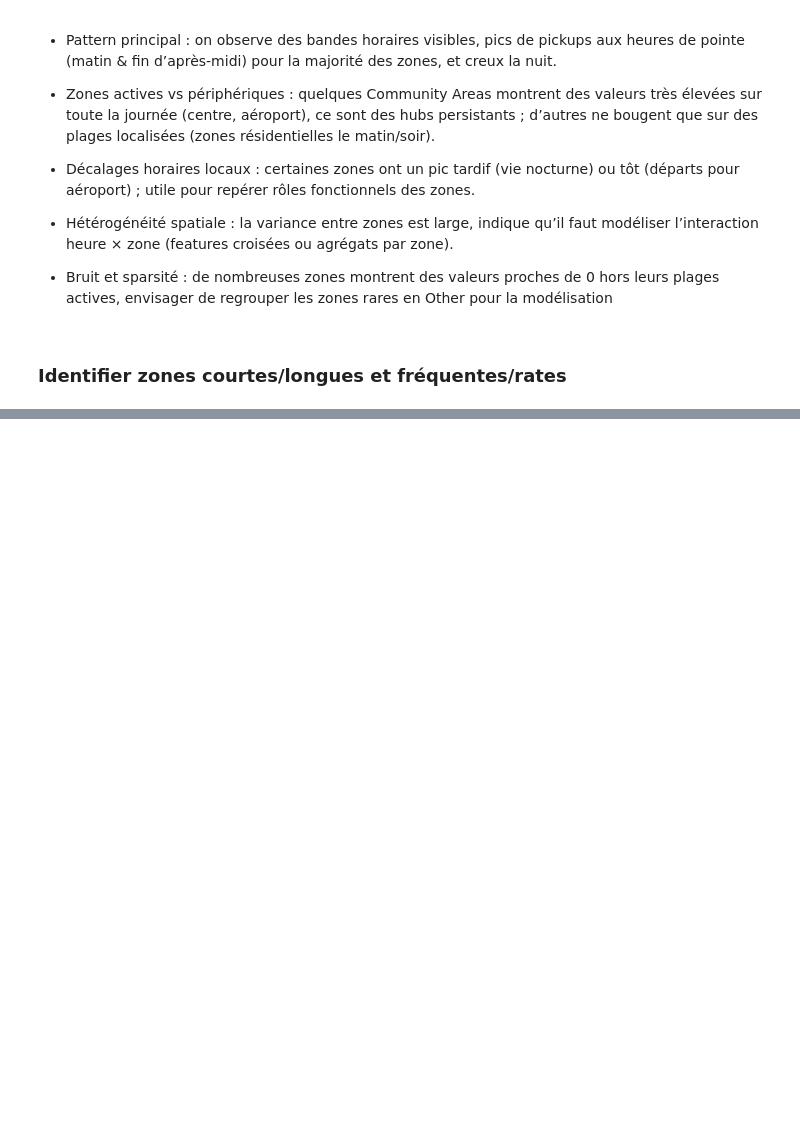
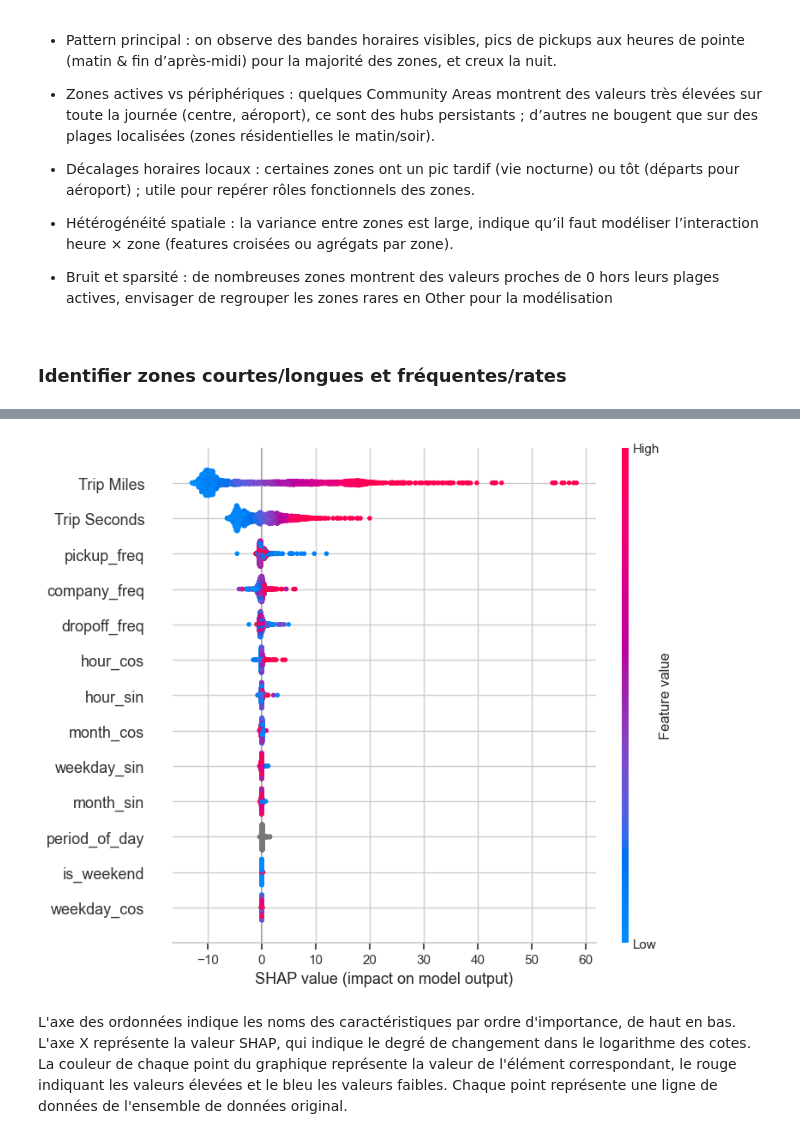
Before and after one commit to jbcheze/Predicting_Airline_Ticket_Prices, a Jupyter notebook: notebook/JB_Taxi_suite.ipynb, the cells around one changed output, grey strips where cells are left out. Drawn from its saved outputs; the diff is of its cells as text; code cells hidden in the pictures; blank space fills up the shorter version.

```diff
--- a/notebook/JB_Taxi_suite.ipynb
+++ b/notebook/JB_Taxi_suite.ipynb
@@ -1657,0 +1761,36 @@ Zones avec trajets longs mais rares :
+# %%
+# Essayons de creer les sin et cos de weekday
+df['weekday_sin'] = np.sin(2 * np.pi * df['start_weekday']/7)
+df['weekday_cos'] = np.cos(2 * np.pi * df['start_weekday']/7)
+
+# Essayons de creer les sin et cos de weekday
+df['month_sin'] = np.sin(2 * np.pi * (df['start_month']-1) / 12) # Sinon, janvier (1) et décembre (12) ne seront pas exactement voisins sur le cercle.
+df['month_cos'] = np.cos(2 * np.pi * (df['start_month']-1) / 12)
+# %%
+features = [
+    'Trip Seconds',
+    'Trip Miles',
+    #'Pickup Community Area',
+    #'Dropoff Community Area',
+    #'start_hour',
+    "hour_sin",
+    "hour_cos",
+    #"start_weekday",
+    "weekday_sin",
+    'weekday_cos',
+    #'start_month',
+    "month_sin",
+    "month_cos",
+    'is_weekend',  # deja encodder
+    #'is_night'
+    'period_of_day',
+    # 'payment_freq',
+    'company_freq',
+    'pickup_freq',
+    'dropoff_freq'
+]
+# %%
+X = df[features]
+y = df["Fare"]
+# Split the data
+X_train, X_test, y_train, y_test = train_test_split(X, y, random_state=1)
@@ -1657,0 +1860,15 @@ Zones avec trajets longs mais rares :
+# %%
+explainer = shap.Explainer(model)
+rng = np.random.default_rng(seed=78512)
+sample = rng.choice(X_test.index, size=int(len(X_test)* 0.001), replace=False)
+X_test_sample = X_test.loc[sample, :]
+shap_values = explainer.shap_values(X_test_sample)
+# %%
+shap.summary_plot(shap_values, X_test_sample,)
+# %% [output]
+[figure, added]
+# %% [markdown]
+L'axe des ordonnées indique les noms des caractéristiques par ordre d'importance, de haut en bas.
+L'axe X représente la valeur SHAP, qui indique le degré de changement dans le logarithme des cotes.
+La couleur de chaque point du graphique représente la valeur de l'élément correspondant, le rouge indiquant les valeurs élevées et le bleu les valeurs faibles.
+Chaque point représente une ligne de données de l'ensemble de données original.
```
Also changed, not shown: parts of 30 cells of this notebook, 6 other files.
